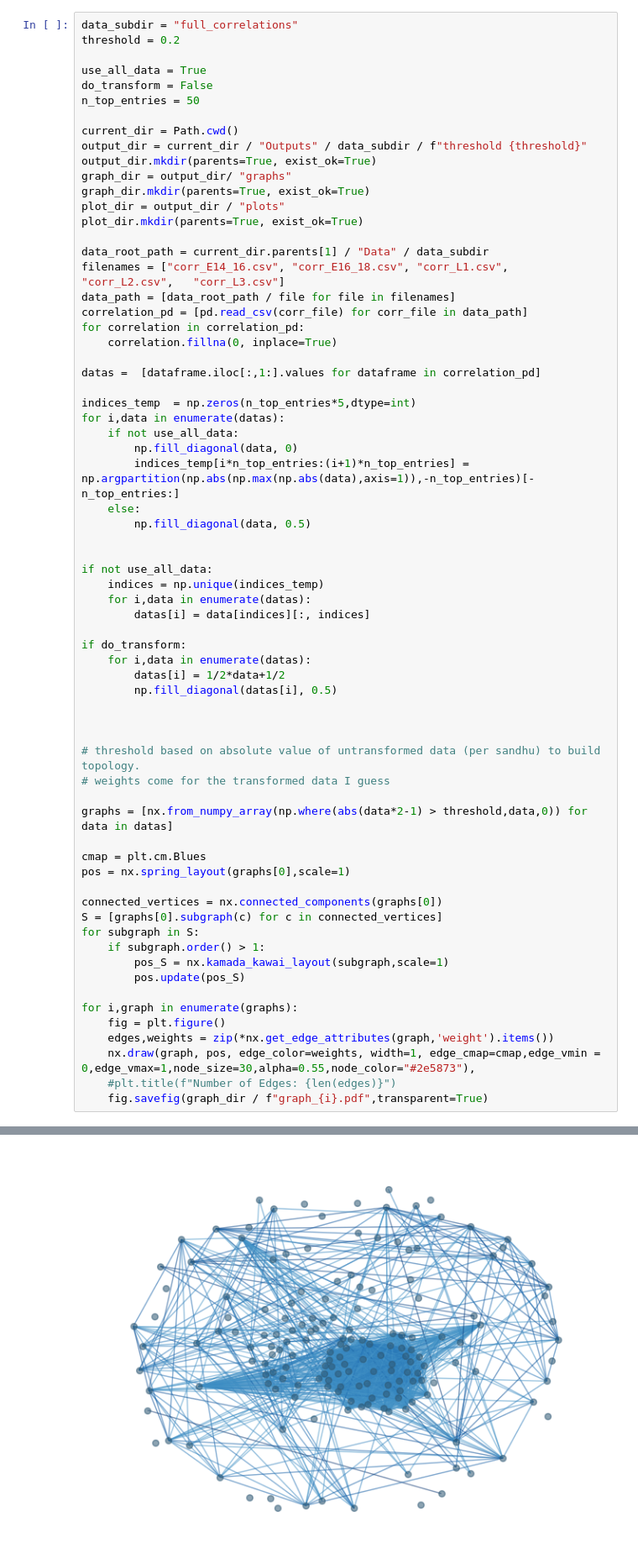
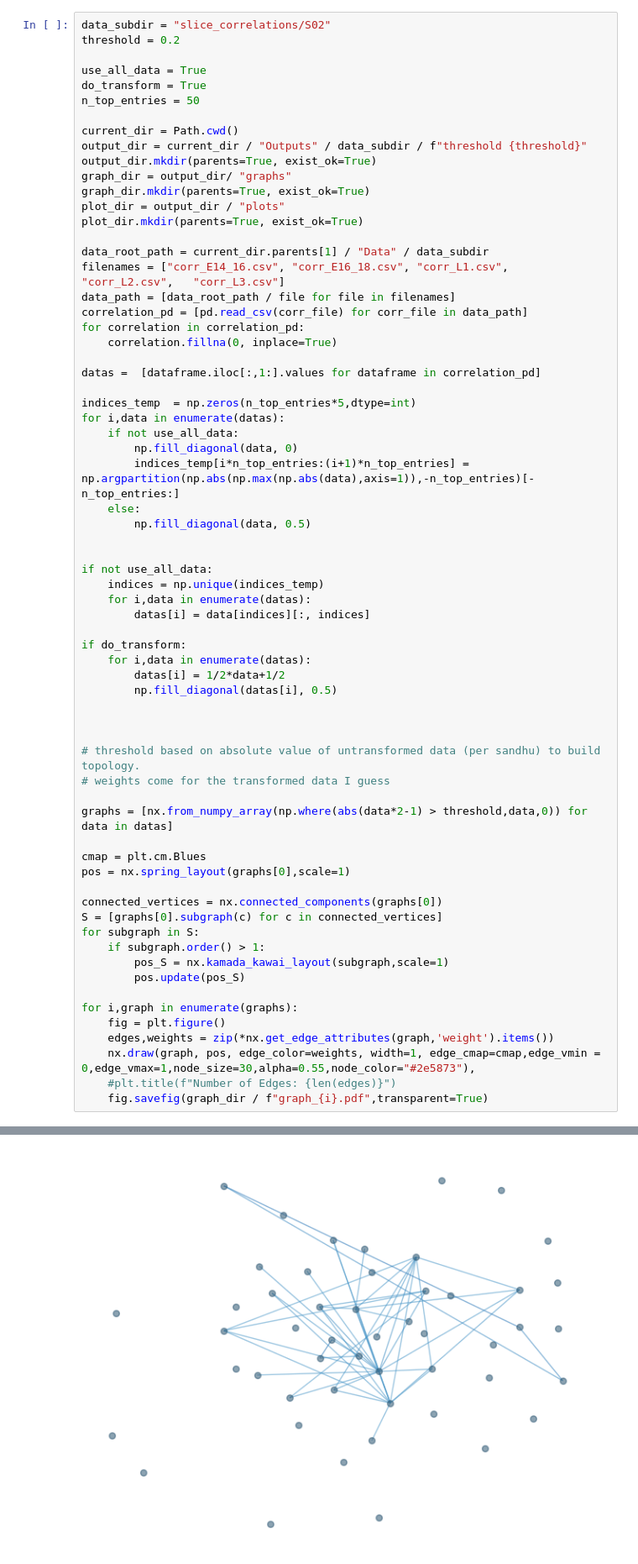
Before and after one commit to TuyentdTran/A-Unified-Geometric-Framework-for-Developmental-Analysis-of-Spatial-Transcriptomic-Data, a Jupyter notebook: Codes/Tuyen/GW Geodesic Ricci - Fruit Fly Ex3.ipynb, the cells around one changed output, grey strips where cells are left out. Shown at 84% size. Saved outputs shown, nothing was run; the diff lists cells and outputs as text.

```diff
--- a/Codes/Tuyen/GW Geodesic Ricci - Fruit Fly Ex3.ipynb
+++ b/Codes/Tuyen/GW Geodesic Ricci - Fruit Fly Ex3.ipynb
@@ -11,11 +11,11 @@ from pathlib import Path
 np.random.seed(42)
 random.seed(42)
 # %%
-data_subdir = "full_correlations"
+data_subdir = "slice_correlations/S02"
 threshold = 0.2
 
 use_all_data = True
-do_transform = False
+do_transform = True
 n_top_entries = 50
 
 current_dir = Path.cwd()
@@ -84 +84 @@ for i,graph in enumerate(graphs):
-[figure, old version]
+[figure, new version]
```
Also changed, not shown: parts of 7 cells of this notebook.
